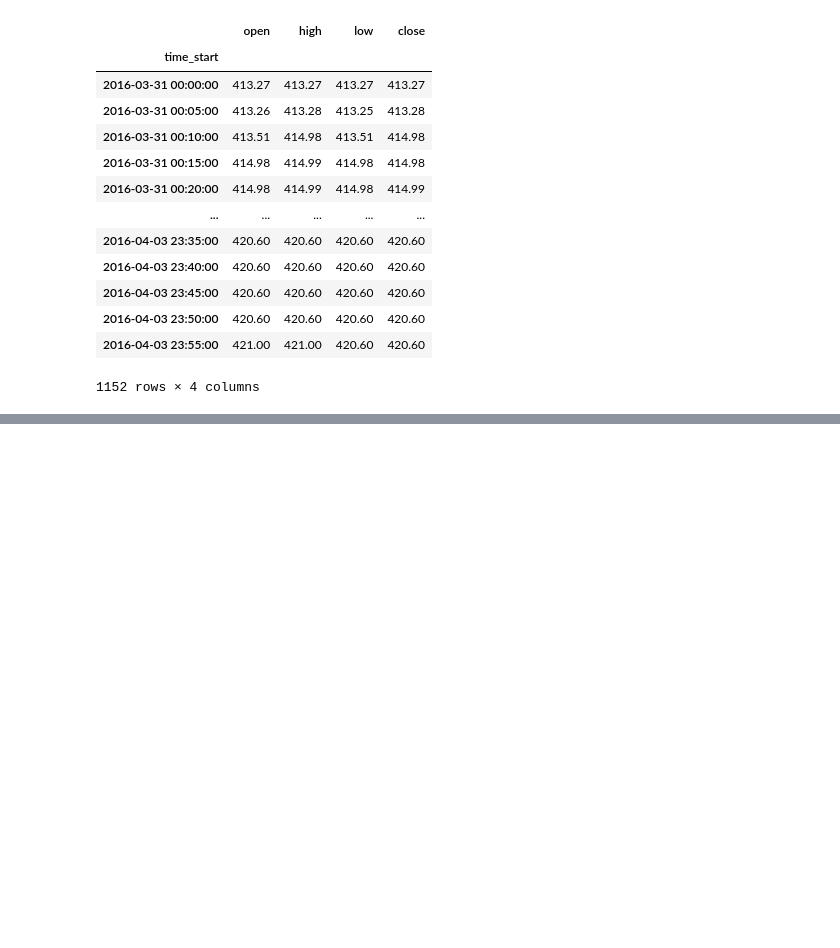
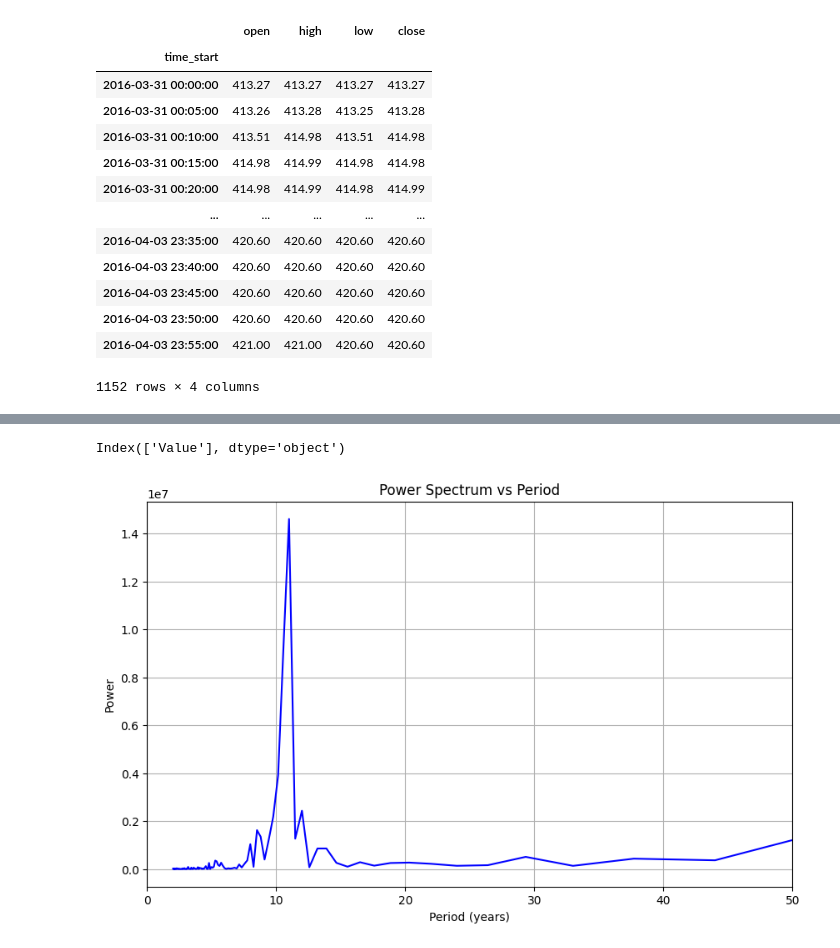
Before and after one commit to David-Mares-Silva/DataScience, a Jupyter notebook: Time Series Analysis.ipynb, the cells around one changed output, grey strips where cells are left out. Saved outputs shown, nothing was run; the diff lists cells and outputs as text; code cells hidden in the pictures; blank space fills up the shorter version.

```diff
--- a/Time Series Analysis.ipynb
+++ b/Time Series Analysis.ipynb
@@ -431,0 +515,2 @@ bars.ffill()
+# %%
+sun_year =sun.resample('YE').mean()
@@ -431,0 +520,25 @@ bars.ffill()
+# %%
+print(sun_year.columns)
+# %% [output]
+Index(['Value'], dtype='object')
+# %%
+Y=fftpack.fft(sun_year['Value'].values)
+n=int(len(Y)/2)
+# %%
+freq=np.array(range(n))/(2*n)
+period=1./freq
+# %%
+power=abs(Y[1:n])**2
+# %%
+import matplotlib.pyplot as plt
+
+plt.figure(figsize=(10, 6))
+plt.plot(period[1:], power, color='blue')
+plt.xlabel('Period (years)')
+plt.ylabel('Power')
+plt.title('Power Spectrum vs Period')
+plt.xlim([0, 50])
+plt.grid(True)
+plt.show()
+# %% [output]
+[figure, added]
```
Also changed, not shown: parts of 34 cells of this notebook, 1 other file.
